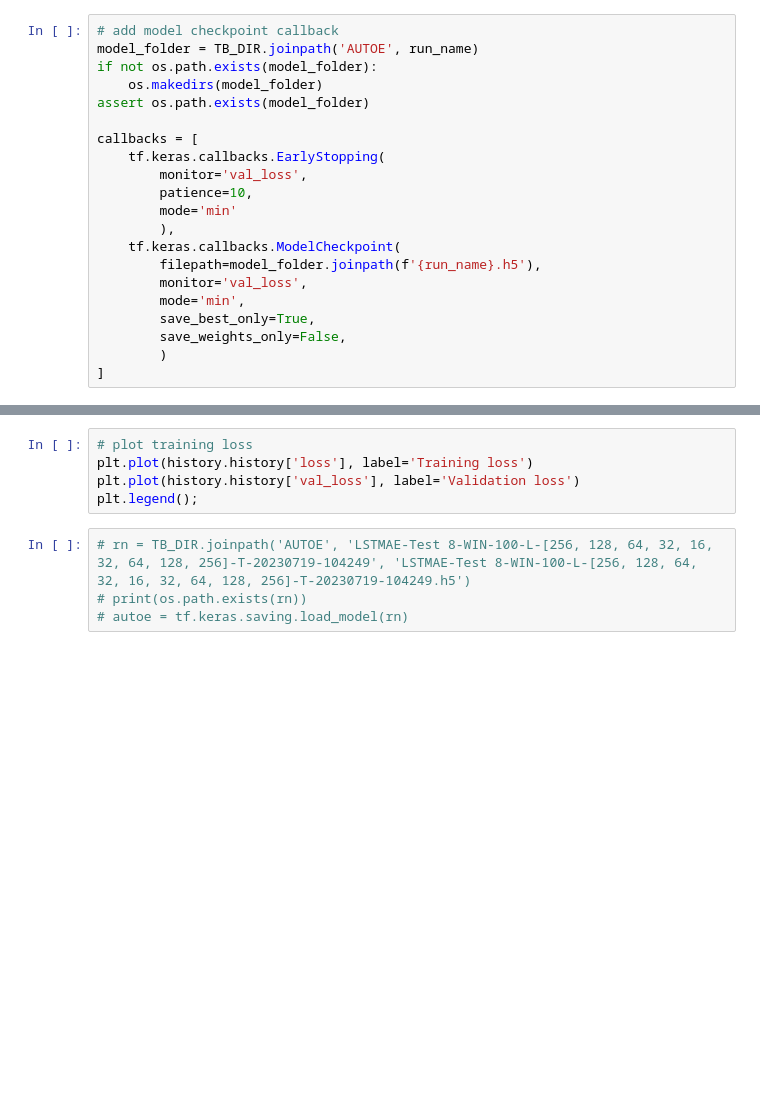
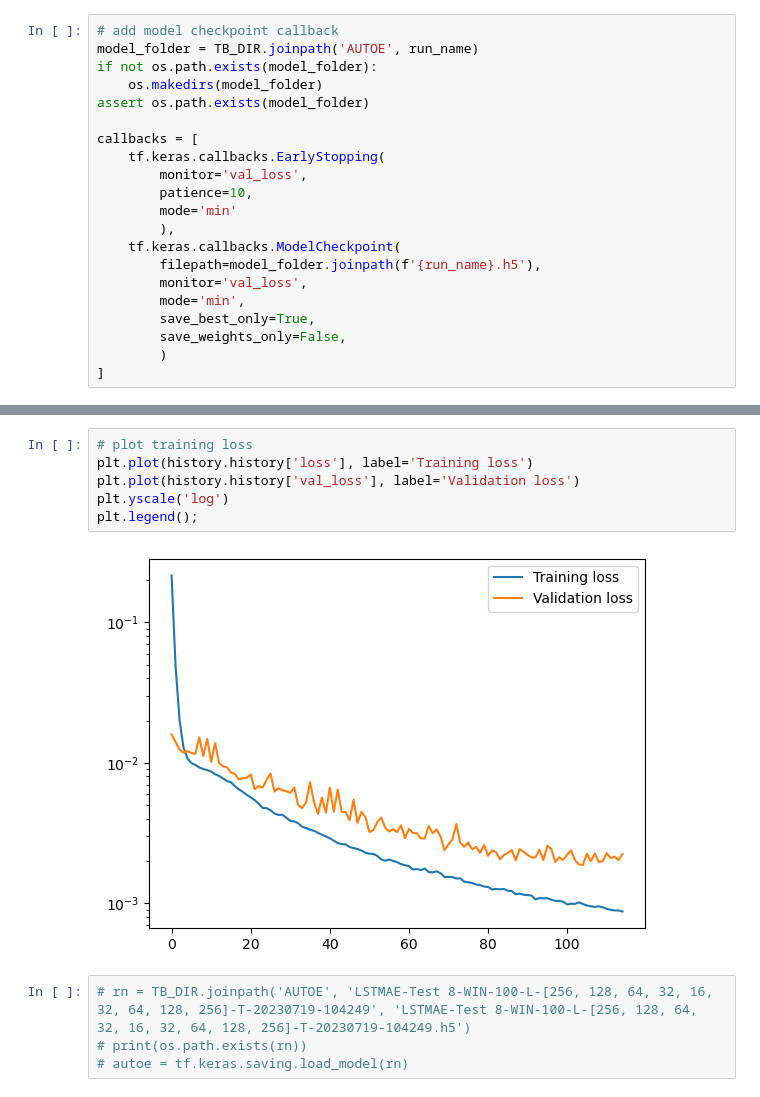
Before and after one commit to TomJessel/PhD-DCB_Grinding, a Jupyter notebook: ml/lstm_autoencoder.ipynb, the cells around one changed output, grey strips where cells are left out. Cells and saved outputs as stored; diff of their text form; blank space fills up the shorter version.

```diff
--- a/ml/lstm_autoencoder.ipynb
+++ b/ml/lstm_autoencoder.ipynb
@@ -228,8 +279,11 @@ autoe = tf.keras.saving.load_model(model_folder.joinpath(f'{run_name}.h5'))
 # %%
 # plot training loss
 plt.plot(history.history['loss'], label='Training loss')
 plt.plot(history.history['val_loss'], label='Validation loss')
+plt.yscale('log')
 plt.legend();
+# %% [output]
+[figure, added]
 # %%
 # rn = TB_DIR.joinpath('AUTOE', 'LSTMAE-Test 8-WIN-100-L-[256, 128, 64, 32, 16, 32, 64, 128, 256]-T-20230719-104249', 'LSTMAE-Test 8-WIN-100-L-[256, 128, 64, 32, 16, 32, 64, 128, 256]-T-20230719-104249.h5')
 # print(os.path.exists(rn))
```
Also changed, not shown: parts of 18 cells of this notebook, 1 other file.
